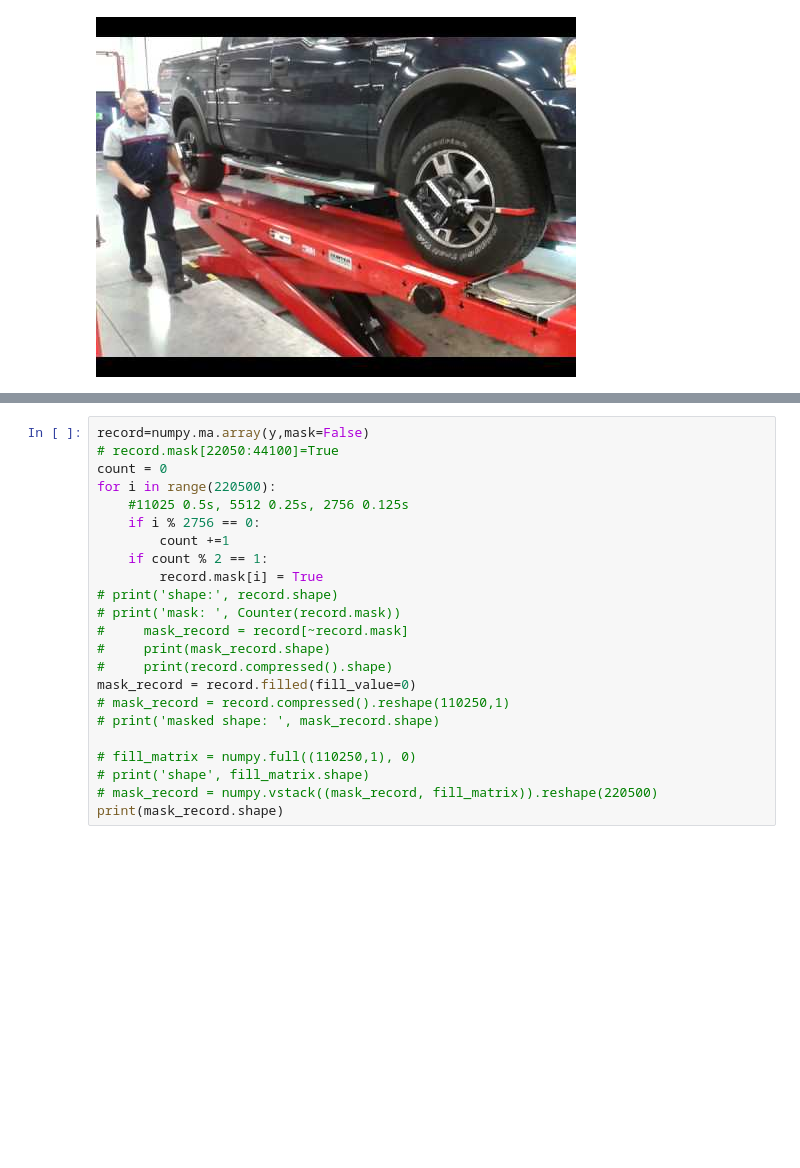
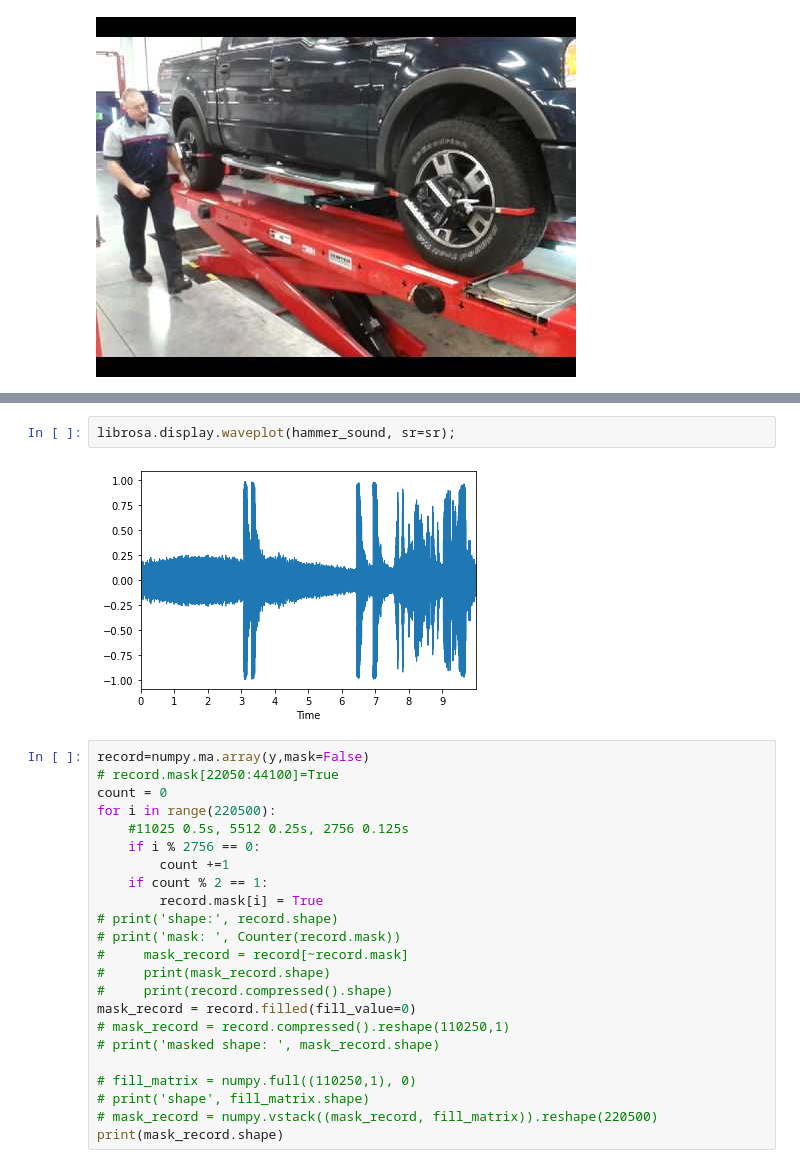
Before and after one commit to lijuncheng16/AudioSetDoneRight, a Jupyter notebook: vis_feature-Copy1.ipynb, the cells around one changed output, grey strips where cells are left out. Drawn from its saved outputs; the diff is of its cells as text; blank space fills up the shorter version.

```diff
--- a/vis_feature-Copy1.ipynb
+++ b/vis_feature-Copy1.ipynb
@@ -31,6 +31,10 @@ Audio(data=hammer_sound, rate=sr)
 # print(y.shape, sr)
 # %% [output]
 [interactive output not drawn]
+# %%
+librosa.display.waveplot(hammer_sound, sr=sr);
+# %% [output]
+[figure, added]
 # %%
 record=numpy.ma.array(y,mask=False)
 # record.mask[22050:44100]=True
```
Also changed, not shown: parts of 6 cells of this notebook, 2 other files.
